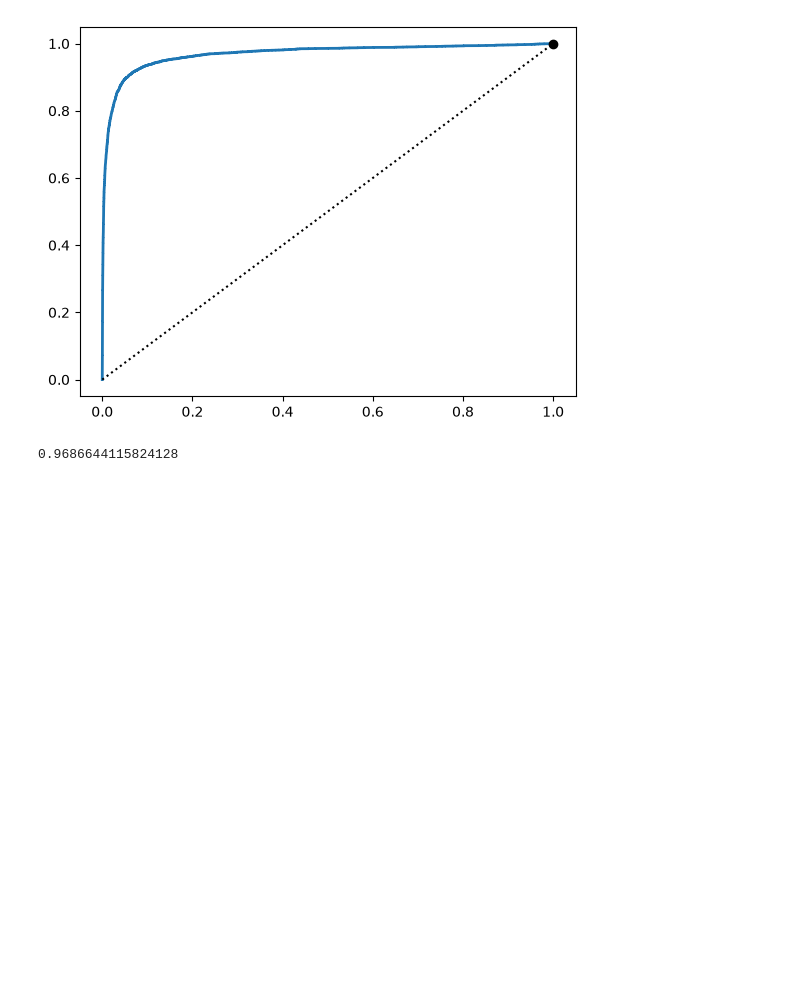
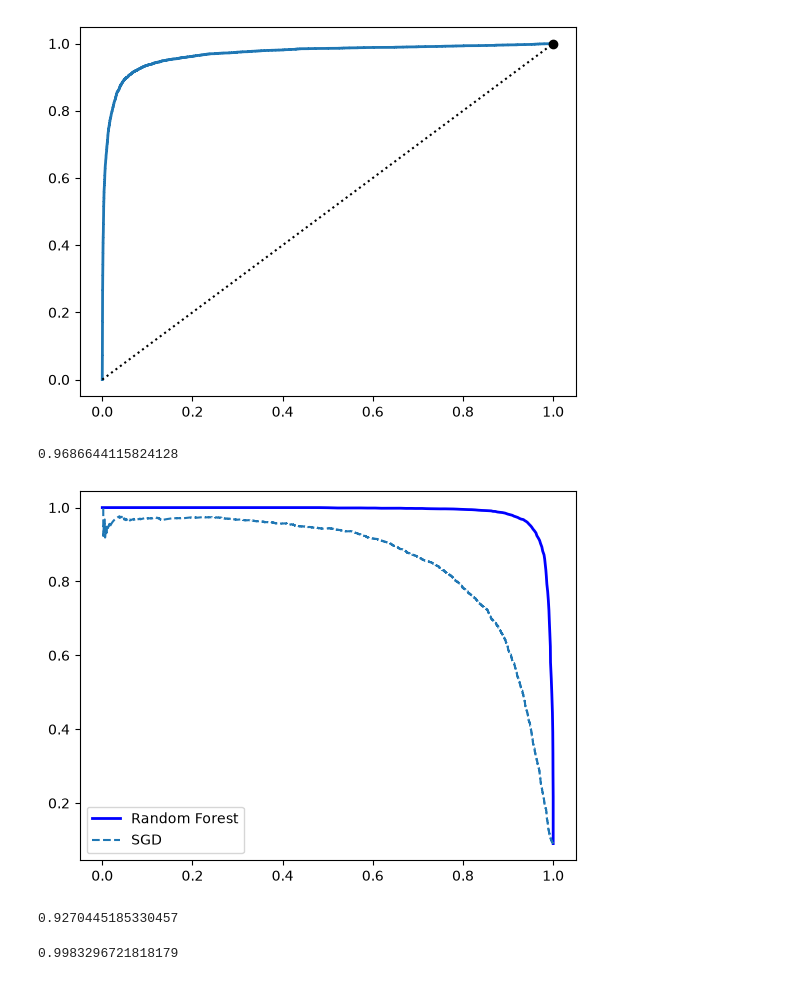
Before and after one commit to Tolreri21/hands-on-ml-with-pytorch, a Jupyter notebook: chapter3/classification.ipynb, the cells around one changed output. Saved outputs shown, nothing was run; the diff lists cells and outputs as text; code cells hidden in the pictures; blank space fills up the shorter version.

Commit message:
feat: add RandomForest classifier and compare it to SGD

```diff
--- a/chapter3/classification.ipynb
+++ b/chapter3/classification.ipynb
@@ -155,3 +155,27 @@ from sklearn.metrics import roc_auc_score
 roc_auc_score(y_train_5,y_scores)
 # %% [output]
 0.9686644115824128
+# %%
+from sklearn.ensemble import RandomForestClassifier
+
+forest_clf = RandomForestClassifier(random_state=42)
+# %%
+y_proba_forest = cross_val_predict(forest_clf,X_train,y_train_5,cv =3, method = "predict_proba" )
+y_scores_forest = y_proba_forest[:,-1]
+fprecision,frecall,fthresholds = precision_recall_curve(y_train_5,y_scores_forest)
+# %%
+plt.plot(frecall,fprecision,"b-",linewidth= 2,label = "Random Forest")
+plt.plot(recall,precision,"--",label = "SGD")
+plt.legend()
+plt.show()
+# %% [output]
+[figure, added]
+# %%
+y_train_pred_forest = y_proba_forest[:,1] >= 0.5
+f1_score(y_train_5,y_train_pred_forest)
+# %% [output]
+0.9270445185330457
+# %%
+roc_auc_score(y_train_5,y_scores_forest)
+# %% [output]
+0.9983296721818179
```
